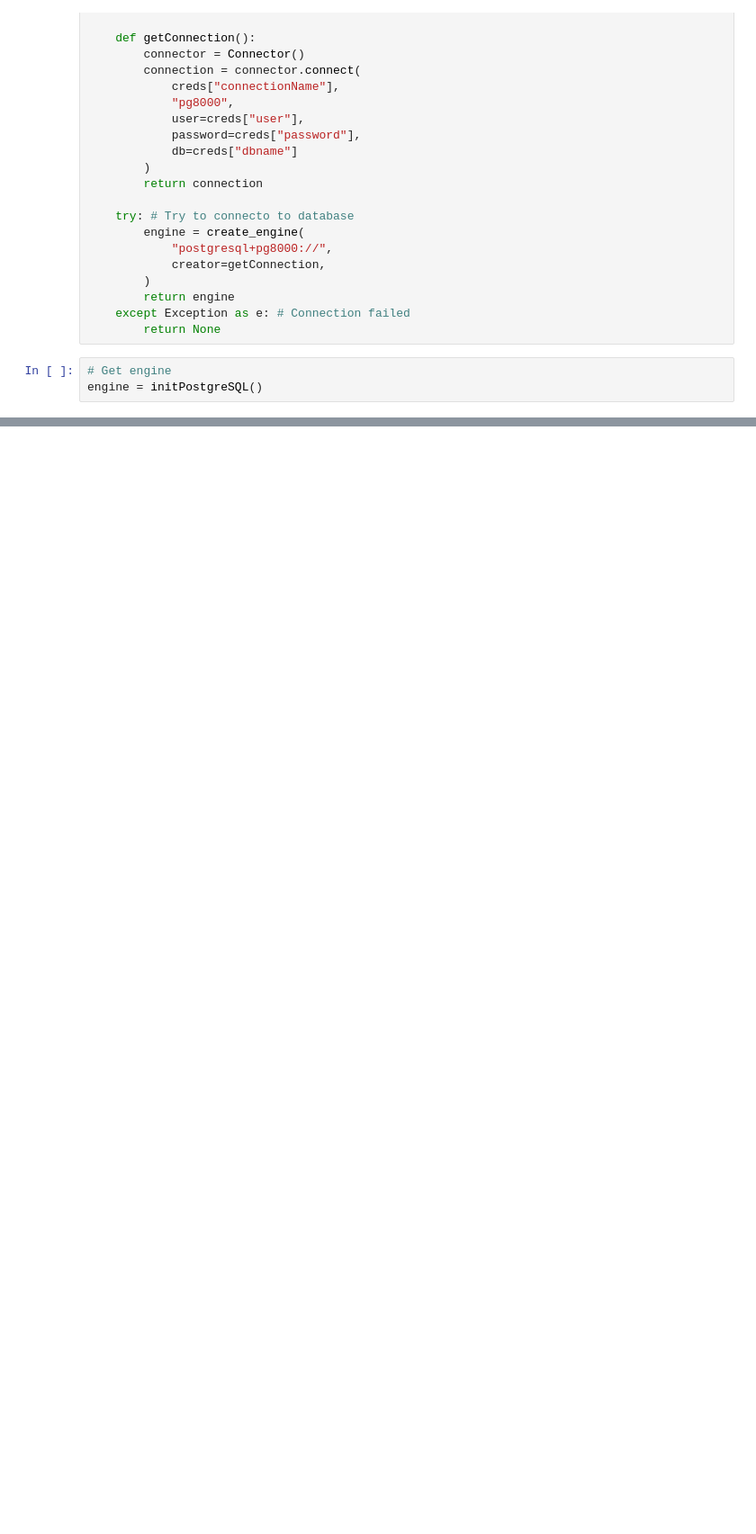
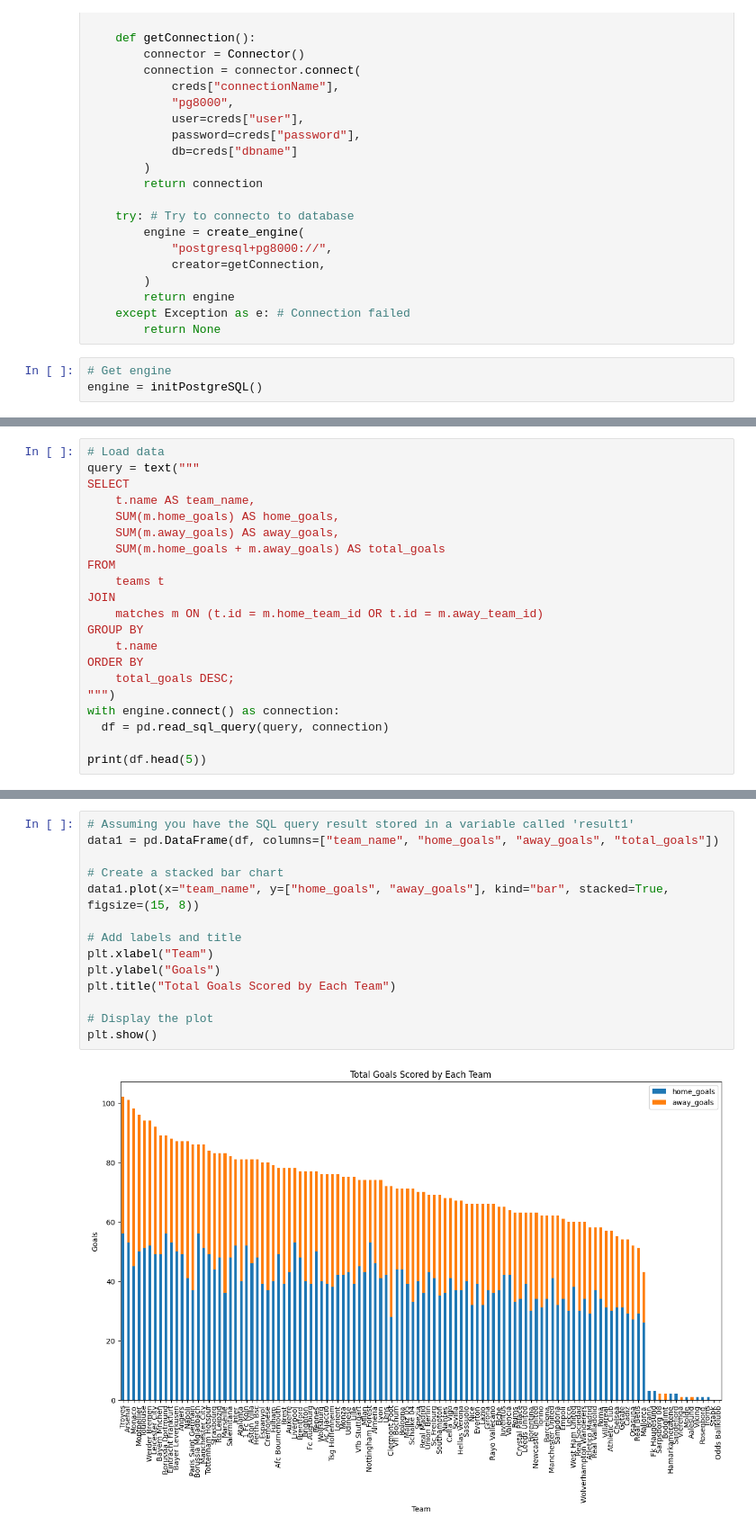
Before and after one commit to erikbohne/bettingAI, a Jupyter notebook: model/notebooks/visualization.ipynb, the cells around one changed output, grey strips where cells are left out. Shown: that part at 90% size. Saved outputs shown, nothing was run; the diff lists cells and outputs as text; blank space fills up the shorter version.

Commit message:
Added different queries and plots

```diff
--- a/model/notebooks/visualization.ipynb
+++ b/model/notebooks/visualization.ipynb
@@ -53,0 +92,21 @@ engine = initPostgreSQL()
+# %%
+# Load data
+query = text("""
+SELECT
+    t.name AS team_name,
+    SUM(m.home_goals) AS home_goals,
+    SUM(m.away_goals) AS away_goals,
+    SUM(m.home_goals + m.away_goals) AS total_goals
+FROM
+    teams t
+JOIN
+    matches m ON (t.id = m.home_team_id OR t.id = m.away_team_id)
+GROUP BY
+    t.name
+ORDER BY
+    total_goals DESC;
+""")
+with engine.connect() as connection:
+  df = pd.read_sql_query(query, connection)
+
+print(df.head(5))
@@ -53,0 +120,16 @@ engine = initPostgreSQL()
+# %%
+# Assuming you have the SQL query result stored in a variable called 'result1'
+data1 = pd.DataFrame(df, columns=["team_name", "home_goals", "away_goals", "total_goals"])
+
+# Create a stacked bar chart
+data1.plot(x="team_name", y=["home_goals", "away_goals"], kind="bar", stacked=True, figsize=(15, 8))
+
+# Add labels and title
+plt.xlabel("Team")
+plt.ylabel("Goals")
+plt.title("Total Goals Scored by Each Team")
+
+# Display the plot
+plt.show()
+# %% [output]
+[figure, added]
```
Also changed, not shown: parts of 19 cells of this notebook.
